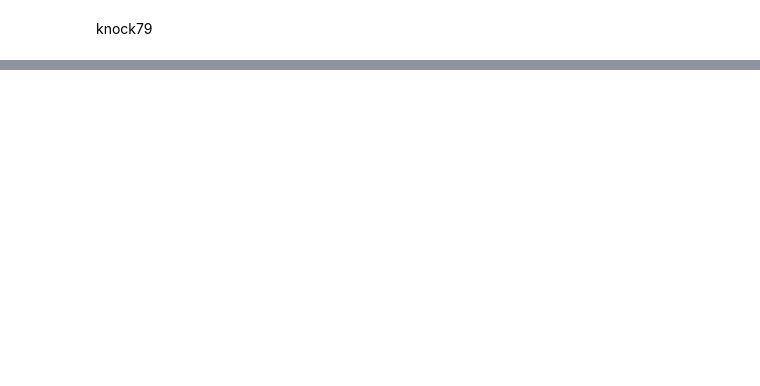
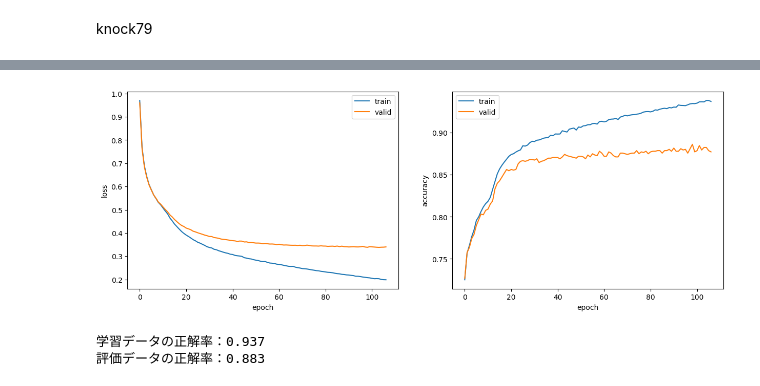
Before and after one commit to tmu-nlp/100knock2023, a Jupyter notebook: hironori/chapter08/knock76_79.ipynb, the cells around one changed output, grey strips where cells are left out. Cells and saved outputs as stored; diff of their text form; code cells hidden in the pictures; blank space fills up the shorter version.

```diff
--- a/hironori/chapter08/knock76_79.ipynb
+++ b/hironori/chapter08/knock76_79.ipynb
@@ -382,3 +401,11 @@ def train_model(dataset_train, dataset_valid, batch_size, model, criterion, opti
     print(f'epoch: {epoch + 1}, loss_train: {loss_train:.4f}, accuracy_train: {acc_train:.4f}, loss_valid: {loss_valid:.4f}, accuracy_valid: {acc_valid:.4f}, {(e_time - s_time):.4f}sec')
 
   return {'train': log_train, 'valid': log_valid}
+# %%
+n_W = SLPN(300, 4)
+optimizer = torch.optim.SGD(n_W.parameters(), lr=1e-1)
+device = torch.device('cuda')
+
+for batch_size in [2 ** i for i in range(11)]:
+  print(f'バッチサイズ: {batch_size}')
+  log = train_model(dataset_train, dataset_valid, batch_size, n_W, criterion, optimizer, 1, device=device)
@@ -387,8 +509,7 @@ knock79
 # %%
-model = SLPN(300, 4)
-optimizer = torch.optim.SGD(model.parameters(), lr=1e-1)
+n_W = MLPN(300, 200, 4, 1)
+optimizer = torch.optim.SGD(n_W.parameters(), lr=1e-3)
+device = torch.device('cuda')
 
-for batch_size in [2 ** i for i in range(11)]:
-  print(f'バッチサイズ: {batch_size}')
-  log = train_model(dataset_train, dataset_valid, batch_size, model, criterion, optimizer, 1)
+log = train_model(dataset_train, dataset_valid, 64, n_W, criterion, optimizer, 1000, device)
 # %% [output]
@@ -395,0 +533,38 @@ NameError: ignored
+# %%
+fig, ax = plt.subplots(1, 2, figsize=(15, 5))
+ax[0].plot(np.array(log['train']).T[0], label='train')
+ax[0].plot(np.array(log['valid']).T[0], label='valid')
+ax[0].set_xlabel('epoch')
+ax[0].set_ylabel('loss')
+ax[0].legend()
+ax[1].plot(np.array(log['train']).T[1], label='train')
+ax[1].plot(np.array(log['valid']).T[1], label='valid')
+ax[1].set_xlabel('epoch')
+ax[1].set_ylabel('accuracy')
+ax[1].legend()
+plt.show()
+# %% [output]
+[figure, added]
+# %%
+def cal_accuracy(model, loader, device):
+  model.eval()
+  total = 0
+  correct = 0
+  with torch.no_grad():
+    for inputs, labels in loader:
+      inputs = inputs.to(device)
+      labels = labels.to(device)
+      outputs = model(inputs)
+      pred = torch.argmax(outputs, dim=-1)
+      total += len(inputs)
+      correct += (pred == labels).sum().item()
+
+  return correct / total
+
+acc_train = cal_accuracy(n_W, dataloader_train, device)
+acc_test = cal_accuracy(n_W, dataloader_test, device)
+print(f'学習データの正解率：{acc_train:.3f}')
+print(f'評価データの正解率：{acc_test:.3f}')
+# %% [output]
+学習データの正解率：0.937
+評価データの正解率：0.883
```
Also changed, not shown: parts of 10 cells of this notebook, 9 other files.
